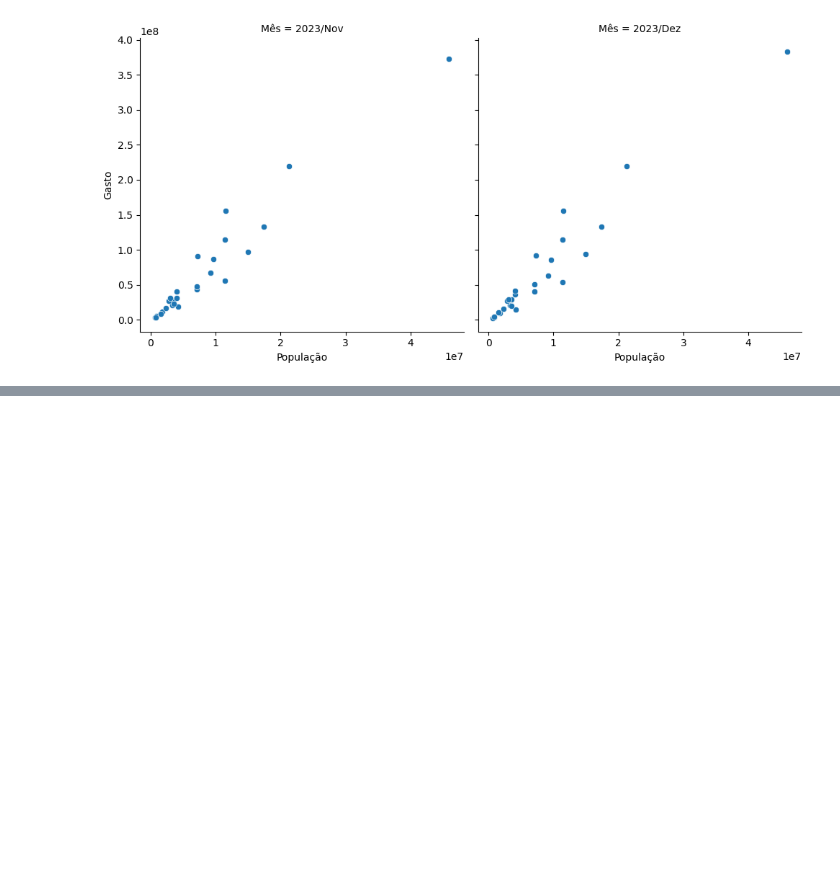
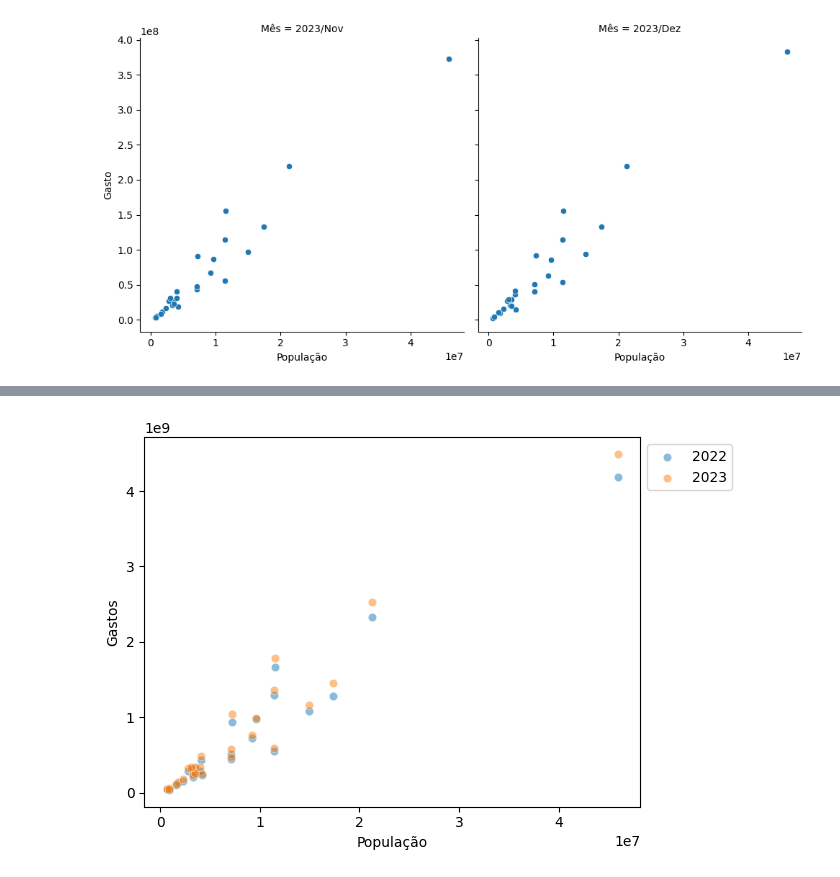
Before and after one commit to edupmon/fiap, a Jupyter notebook: pos-tech/data-analytics/fase-1/02-visualizacao-de-dados/aula-2/producao-hospitalar.ipynb, the cells around one changed output, grey strips where cells are left out. Saved outputs shown, nothing was run; the diff lists cells and outputs as text; code cells hidden in the pictures; blank space fills up the shorter version.

Commit message:
Fase 1 - DataViz - Aula 2 - Vídeo 2

```diff
--- a/pos-tech/data-analytics/fase-1/02-visualizacao-de-dados/aula-2/producao-hospitalar.ipynb
+++ b/pos-tech/data-analytics/fase-1/02-visualizacao-de-dados/aula-2/producao-hospitalar.ipynb
@@ -558,3 +556,23 @@ sns.relplot(data = dados_plot, x = 'População', y = 'Gasto', col = 'Mês')
 # %% [output]
 <seaborn.axisgrid.FacetGrid at 0x...>
 [figure]
+# %%
+# Comparando gastos totais dos últimos dois anos
+
+# Último ano
+gastos_2023 = pd.DataFrame(dados_analise[dados_analise.columns[-13:-1]]\
+                           .sum(axis = 1))
+gastos_2023.rename(columns = {0: 'Gastos 2023'}, inplace = True)
+
+# Penúltimo ano
+gastos_2022 = pd.DataFrame(dados_analise[dados_analise.columns[-25:-13]]\
+                           .sum(axis = 1))
+gastos_2022.rename(columns = {0: 'Gastos 2022'}, inplace = True)
+
+# Gastos dos dois anos
+gastos_2_anos = gastos_2022.join(gastos_2023)
+gastos_2_anos.index = [estado[3:] for estado in gastos_2_anos.index.to_list()]
+
+# Incluindo a população
+gastos_2_anos = gastos_2_anos.join(df_populacao)
+gastos_2_anos.head()
@@ -560,0 +586,12 @@ sns.relplot(data = dados_plot, x = 'População', y = 'Gasto', col = 'Mês')
+# %%
+sns.scatterplot(data = gastos_2_anos, x = 'População', y = 'Gastos 2022',
+                label = '2022', alpha = 0.5)
+sns.scatterplot(data = gastos_2_anos, x = 'População', y = 'Gastos 2023',
+                label = '2023', alpha = 0.5)
+
+plt.legend(loc = 'upper left', bbox_to_anchor=(1, 1))
+plt.ylabel('Gastos')
+
+plt.show()
+# %% [output]
+[figure, added]
```
Also changed, not shown: parts of 4 cells of this notebook.
